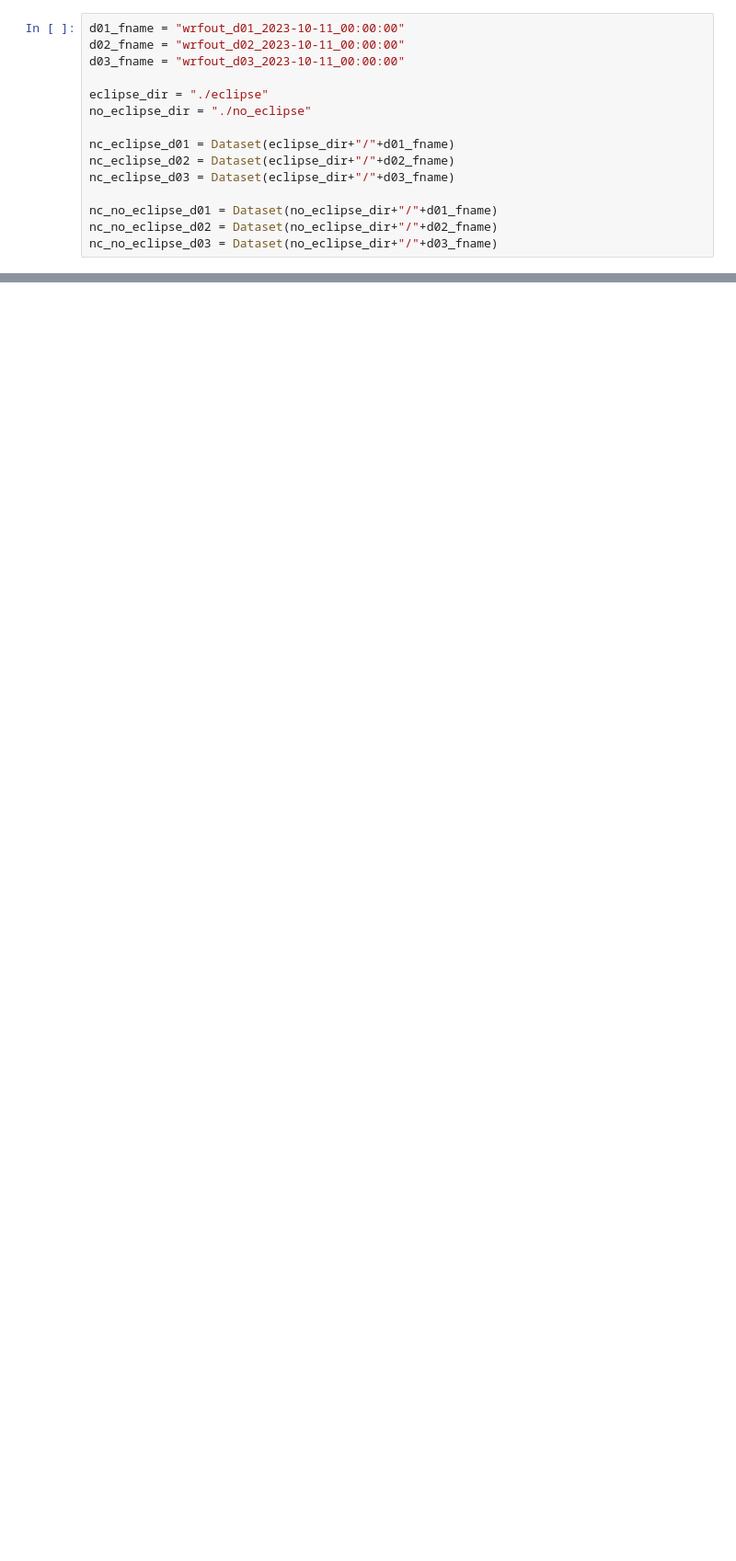
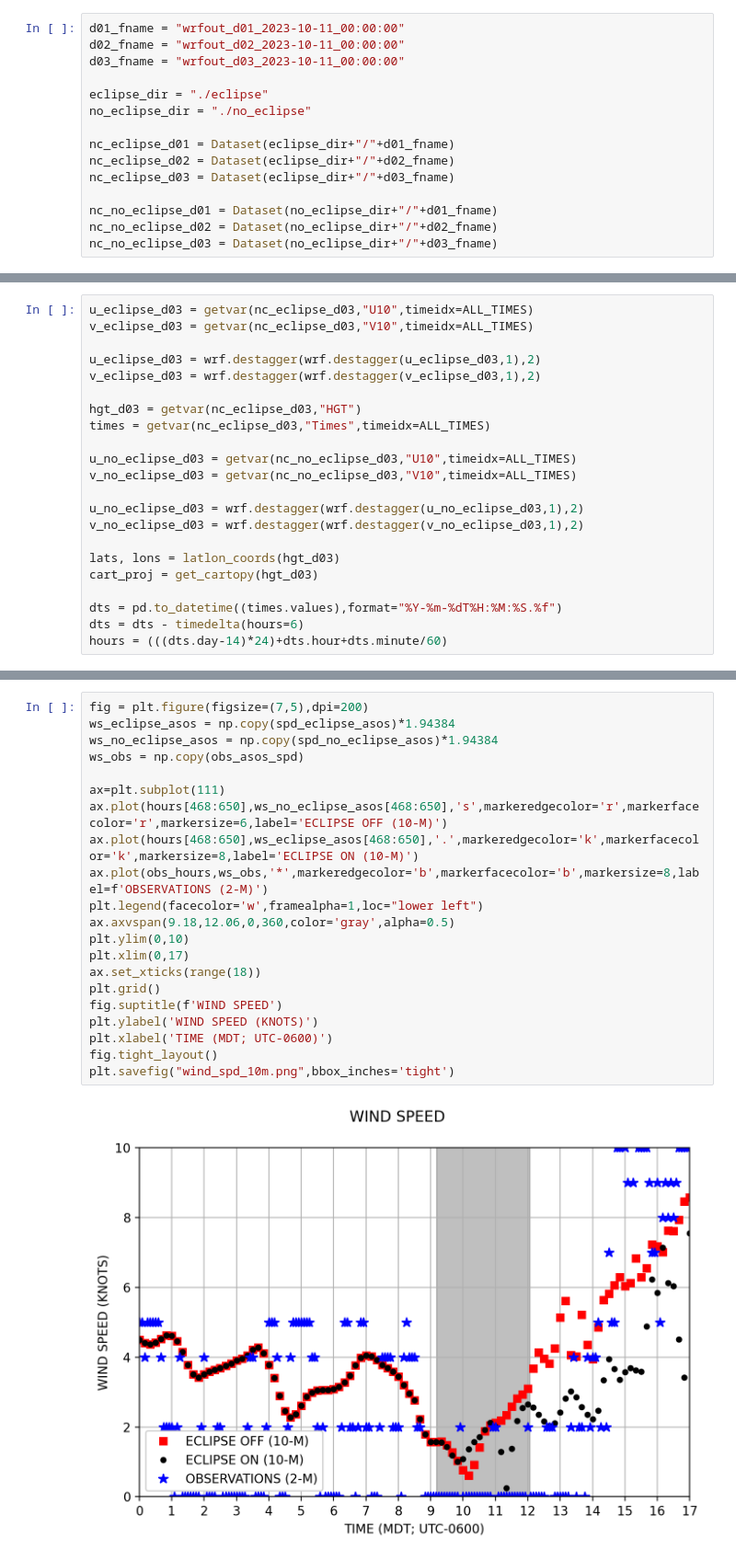
Before and after one commit to jwmarquis/Eclipse_Mountain_Valley_Circulation, a Jupyter notebook: surface_obs.ipynb, the cells around one changed output, grey strips where cells are left out. Shown: that part at 92% size. Cells and saved outputs as stored; diff of their text form; blank space fills up the shorter version.

```diff
--- a/surface_obs.ipynb
+++ b/surface_obs.ipynb
@@ -202,0 +305,22 @@ Observed Wind Shift @ 12:20 Local Time
+# %%
+u_eclipse_d03 = getvar(nc_eclipse_d03,"U10",timeidx=ALL_TIMES)
+v_eclipse_d03 = getvar(nc_eclipse_d03,"V10",timeidx=ALL_TIMES)
+
+u_eclipse_d03 = wrf.destagger(wrf.destagger(u_eclipse_d03,1),2)
+v_eclipse_d03 = wrf.destagger(wrf.destagger(v_eclipse_d03,1),2)
+
+hgt_d03 = getvar(nc_eclipse_d03,"HGT")
+times = getvar(nc_eclipse_d03,"Times",timeidx=ALL_TIMES)
+
+u_no_eclipse_d03 = getvar(nc_no_eclipse_d03,"U10",timeidx=ALL_TIMES)
+v_no_eclipse_d03 = getvar(nc_no_eclipse_d03,"V10",timeidx=ALL_TIMES)
+
+u_no_eclipse_d03 = wrf.destagger(wrf.destagger(u_no_eclipse_d03,1),2)
+v_no_eclipse_d03 = wrf.destagger(wrf.destagger(v_no_eclipse_d03,1),2)
+
+lats, lons = latlon_coords(hgt_d03)
+cart_proj = get_cartopy(hgt_d03)
+
+dts = pd.to_datetime((times.values),format="%Y-%m-%dT%H:%M:%S.%f")
+dts = dts - timedelta(hours=6)
+hours = (((dts.day-14)*24)+dts.hour+dts.minute/60)
@@ -202,0 +426,23 @@ Observed Wind Shift @ 12:20 Local Time
+# %%
+fig = plt.figure(figsize=(7,5),dpi=200)
+ws_eclipse_asos = np.copy(spd_eclipse_asos)*1.94384
+ws_no_eclipse_asos = np.copy(spd_no_eclipse_asos)*1.94384
+ws_obs = np.copy(obs_asos_spd)
+
+ax=plt.subplot(111)
+ax.plot(hours[468:650],ws_no_eclipse_asos[468:650],'s',markeredgecolor='r',markerfacecolor='r',markersize=6,label='ECLIPSE OFF (10-M)')
+ax.plot(hours[468:650],ws_eclipse_asos[468:650],'.',markeredgecolor='k',markerfacecolor='k',markersize=8,label='ECLIPSE ON (10-M)')
+ax.plot(obs_hours,ws_obs,'*',markeredgecolor='b',markerfacecolor='b',markersize=8,label=f'OBSERVATIONS (2-M)')
+plt.legend(facecolor='w',framealpha=1,loc="lower left")
+ax.axvspan(9.18,12.06,0,360,color='gray',alpha=0.5)
+plt.ylim(0,10)
+plt.xlim(0,17)
+ax.set_xticks(range(18))
+plt.grid()
+fig.suptitle(f'WIND SPEED')
+plt.ylabel('WIND SPEED (KNOTS)')
+plt.xlabel('TIME (MDT; UTC-0600)')
+fig.tight_layout()
+plt.savefig("wind_spd_10m.png",bbox_inches='tight')
+# %% [output]
+[figure, added]
```
Also changed, not shown: parts of 11 cells of this notebook, 2 other files.
